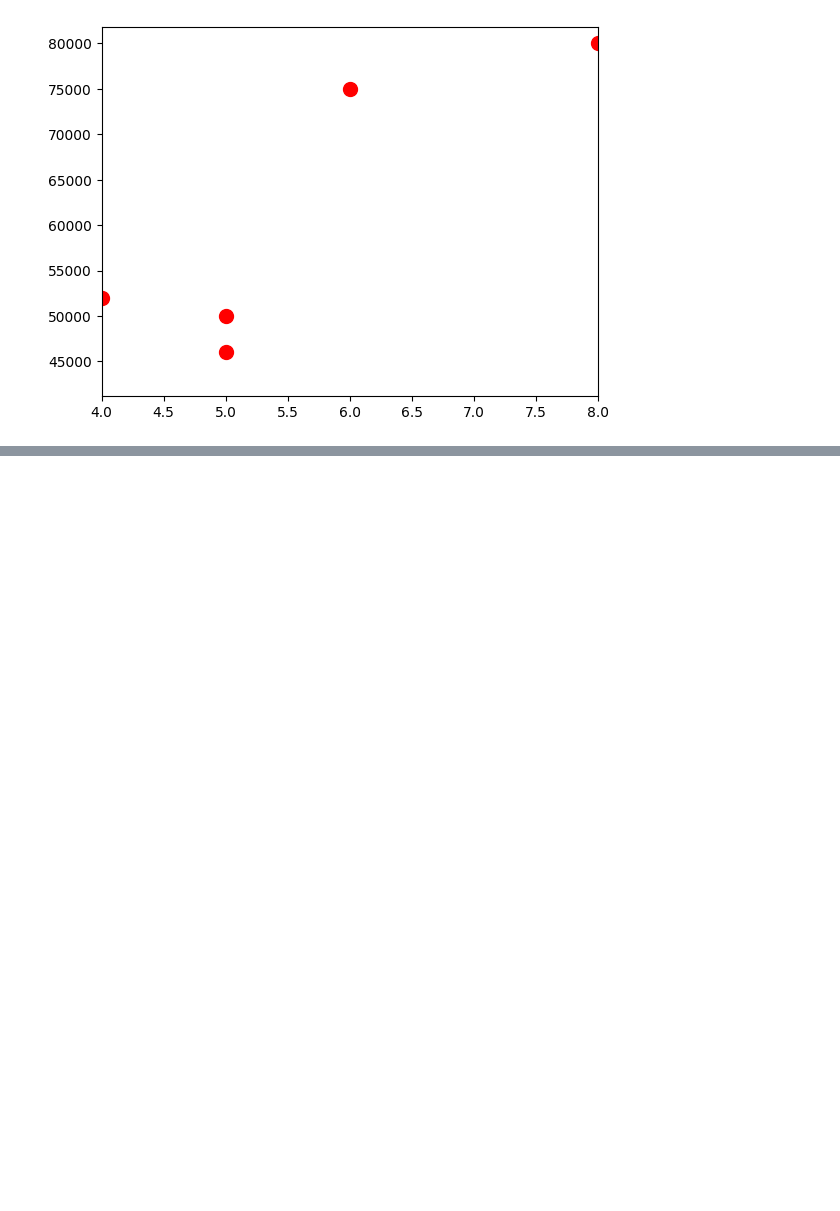
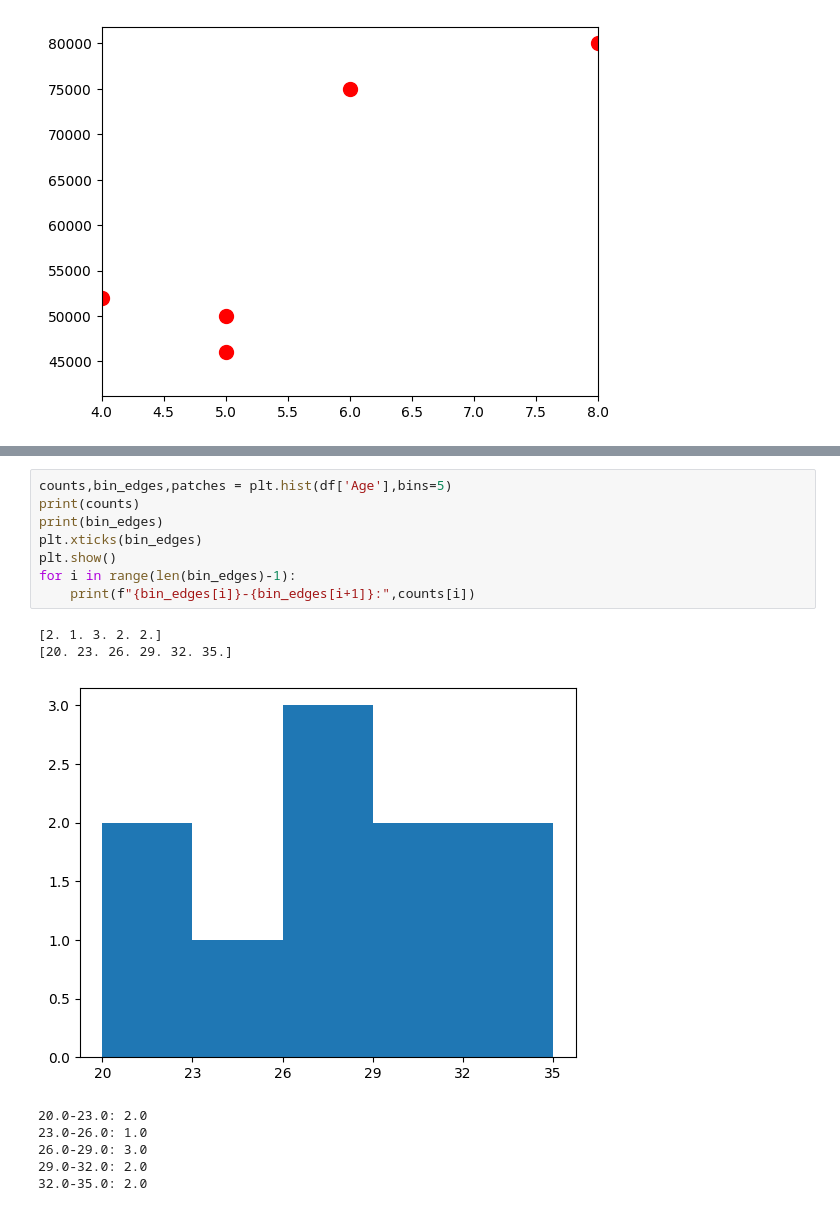
Before and after one commit to RitikSareen/AIPractice, a Jupyter notebook: Matplolib/practice.ipynb, the cells around one changed output, grey strips where cells are left out. Saved outputs shown, nothing was run; the diff lists cells and outputs as text; blank space fills up the shorter version.

```diff
--- a/Matplolib/practice.ipynb
+++ b/Matplolib/practice.ipynb
@@ -164,0 +172,17 @@ plt.show()
+# %%
+counts,bin_edges,patches = plt.hist(df['Age'],bins=5)
+print(counts)
+print(bin_edges)
+plt.xticks(bin_edges)
+plt.show()
+for i in range(len(bin_edges)-1):
+    print(f"{bin_edges[i]}-{bin_edges[i+1]}:",counts[i])
+# %% [output]
+[2. 1. 3. 2. 2.]
+[20. 23. 26. 29. 32. 35.]
+[figure, added]
+20.0-23.0: 2.0
+23.0-26.0: 1.0
+26.0-29.0: 3.0
+29.0-32.0: 2.0
+32.0-35.0: 2.0
```
Also changed, not shown: parts of 7 cells of this notebook.
